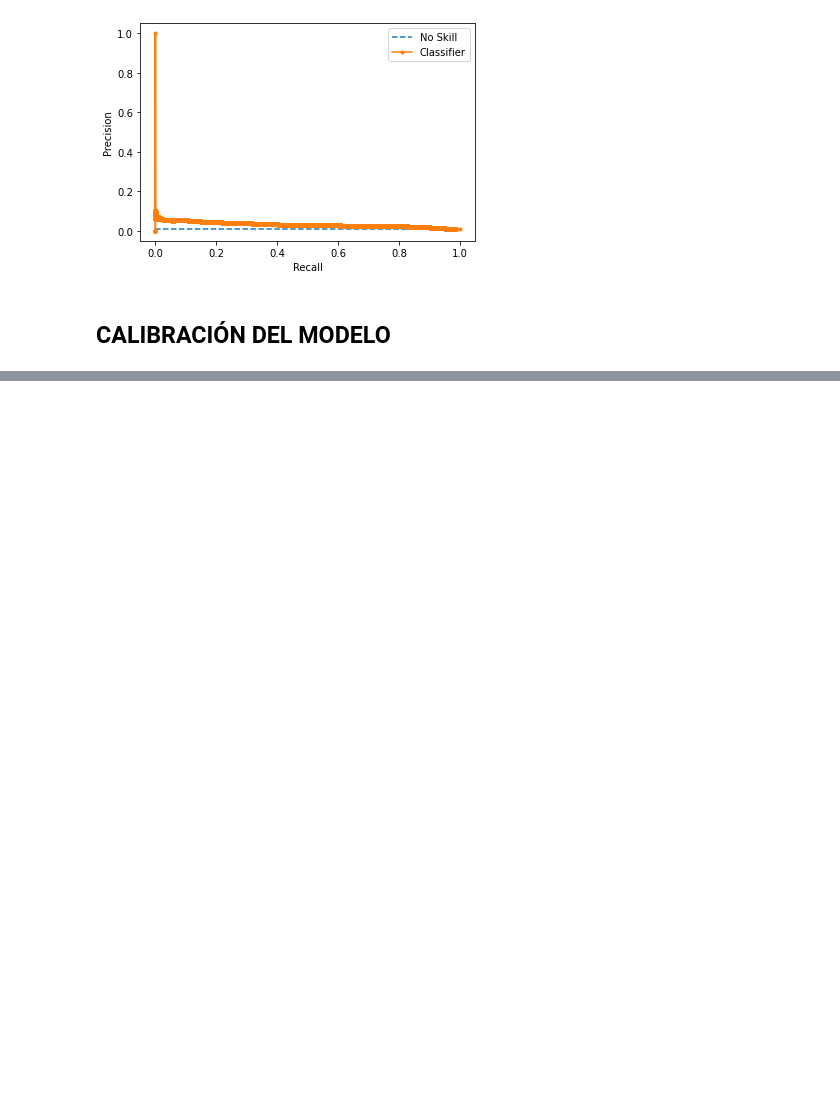
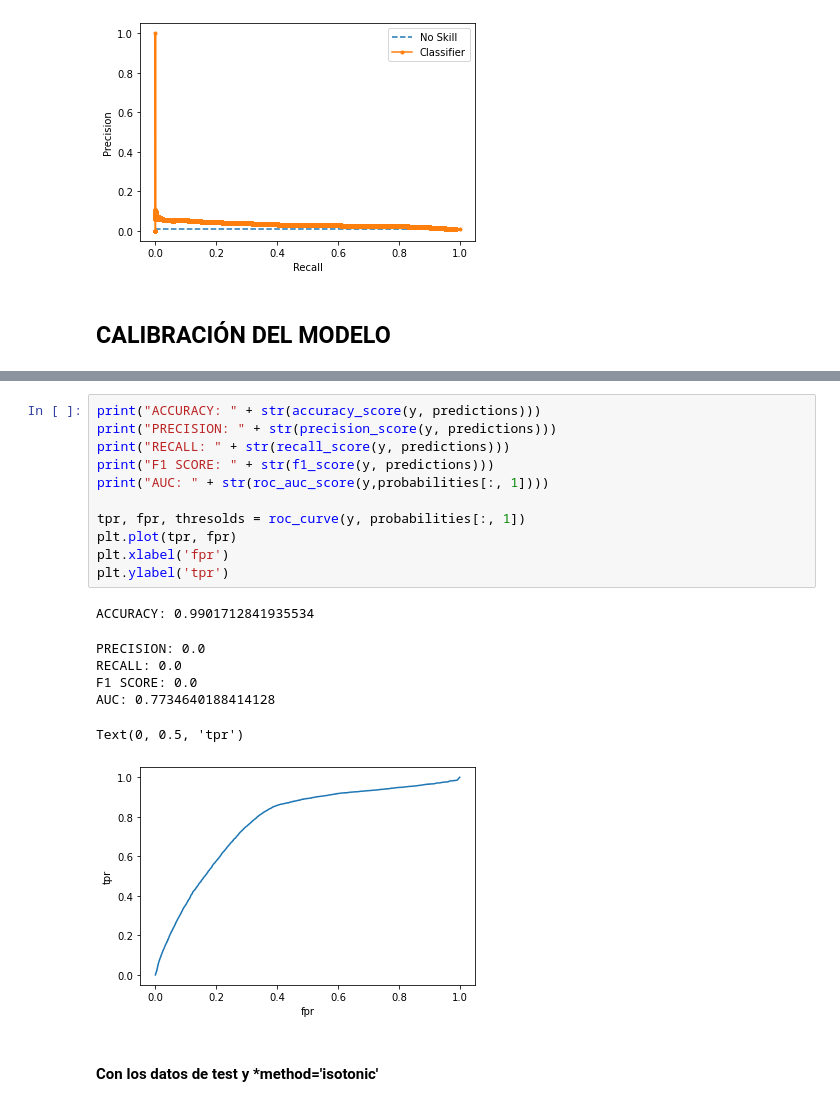
Before and after one commit to Laurajmoreno/ML_and_CRO, a Jupyter notebook: 11_RANDOM_FOREST_FINALMODEL_FRONTEND.ipynb, the cells around one changed output, grey strips where cells are left out. Saved outputs shown, nothing was run; the diff lists cells and outputs as text; blank space fills up the shorter version.

```diff
--- a/11_RANDOM_FOREST_FINALMODEL_FRONTEND.ipynb
+++ b/11_RANDOM_FOREST_FINALMODEL_FRONTEND.ipynb
@@ -2454,0 +2788,21 @@ f1=0.055 auc=0.033
+# %%
+print("ACCURACY: " + str(accuracy_score(y, predictions)))
+print("PRECISION: " + str(precision_score(y, predictions)))
+print("RECALL: " + str(recall_score(y, predictions)))
+print("F1 SCORE: " + str(f1_score(y, predictions)))
+print("AUC: " + str(roc_auc_score(y,probabilities[:, 1])))
+
+tpr, fpr, thresolds = roc_curve(y, probabilities[:, 1])
+plt.plot(tpr, fpr)
+plt.xlabel('fpr')
+plt.ylabel('tpr')
+# %% [output]
+ACCURACY: 0.9901712841935534
+PRECISION: 0.0
+RECALL: 0.0
+F1 SCORE: 0.0
+AUC: 0.7734640188414128
+Text(0, 0.5, 'tpr')
+[figure, added]
+# %% [markdown]
+#### Con los datos de test y *method='isotonic'
```
Also changed, not shown: parts of 86 cells of this notebook, 3 other files.
